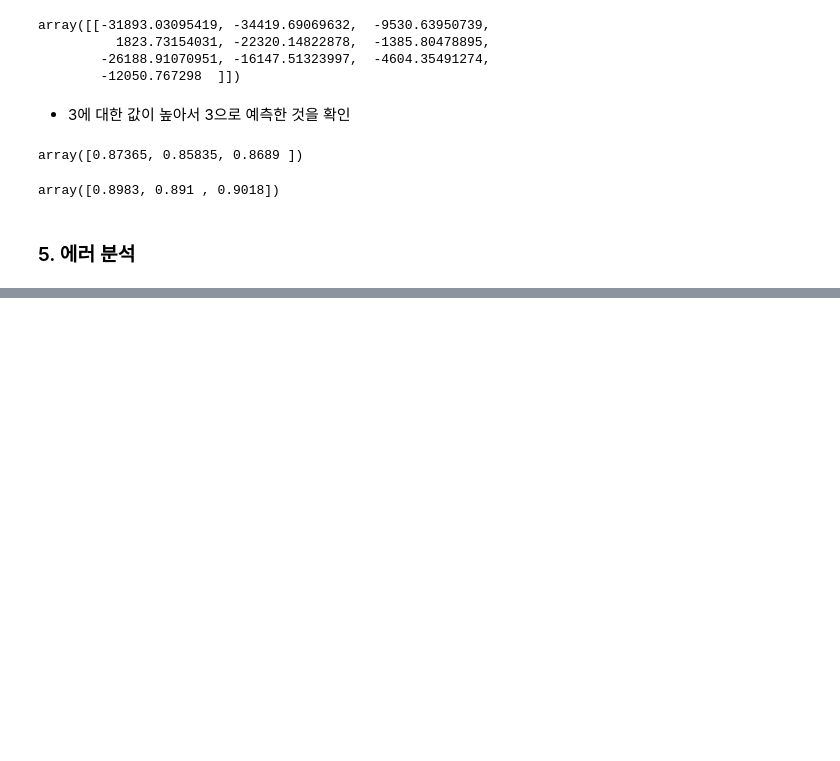
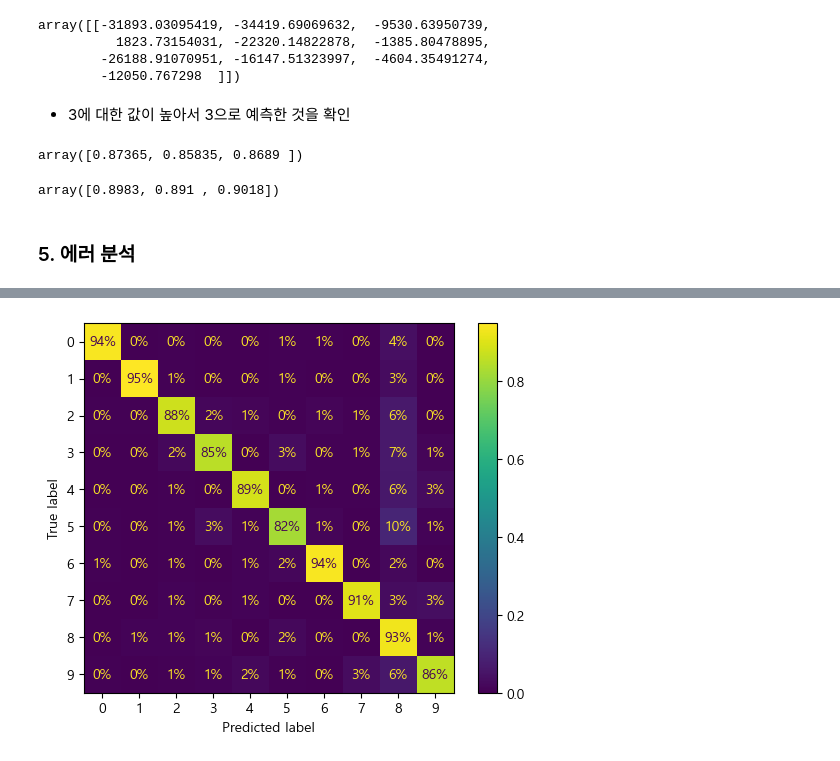
Before and after one commit to KimHyoJun99/AI, a Jupyter notebook: Hands-on ML/MNIST.ipynb, the cells around one changed output, grey strips where cells are left out. Saved outputs shown, nothing was run; the diff lists cells and outputs as text; code cells hidden in the pictures; blank space fills up the shorter version.

```diff
--- a/Hands-on ML/MNIST.ipynb
+++ b/Hands-on ML/MNIST.ipynb
@@ -510,0 +546,6 @@ y_train_pred = cross_val_predict(sgd_clf, X_train_scaled, y_train, cv=3)
+# %%
+plt.rc('font', size=10)
+ConfusionMatrixDisplay.from_predictions(y_train, y_train_pred, normalize="true", values_format=".0%")
+plt.show()
+# %% [output]
+[figure, added]
```
Also changed, not shown: parts of 22 cells of this notebook.
